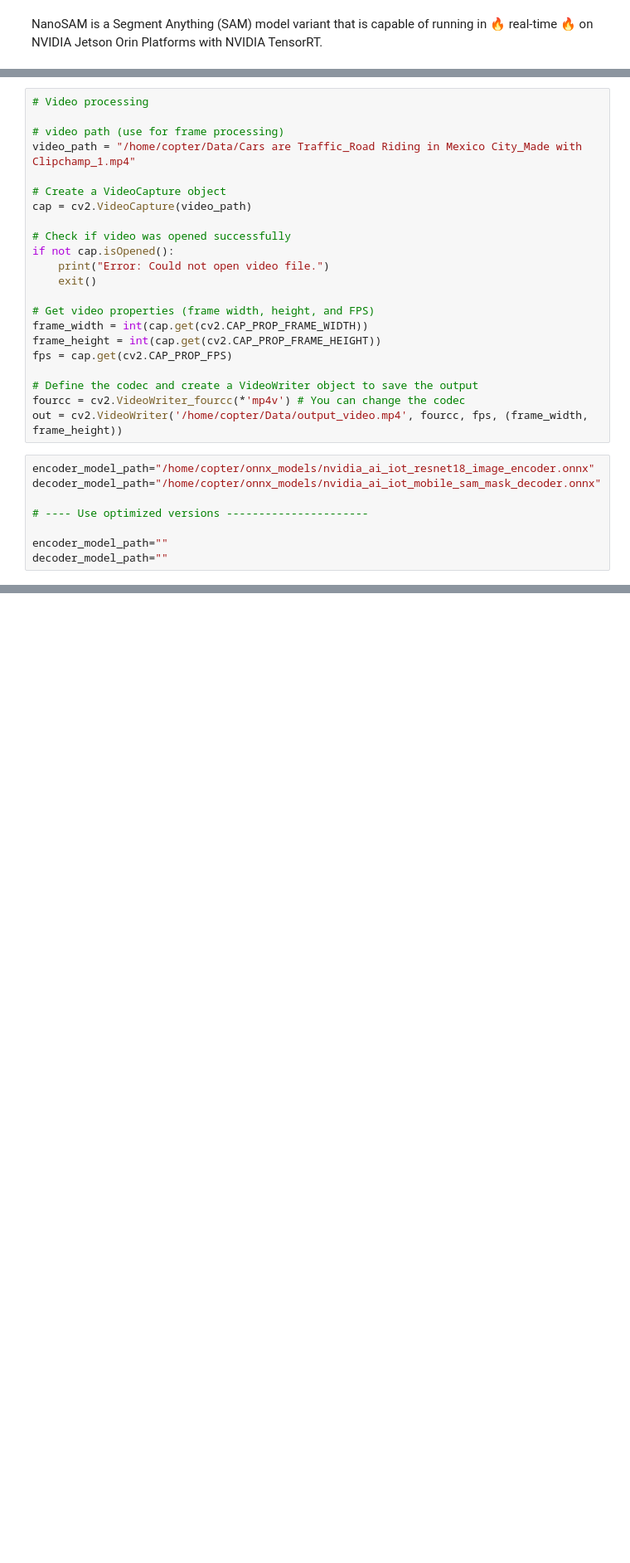
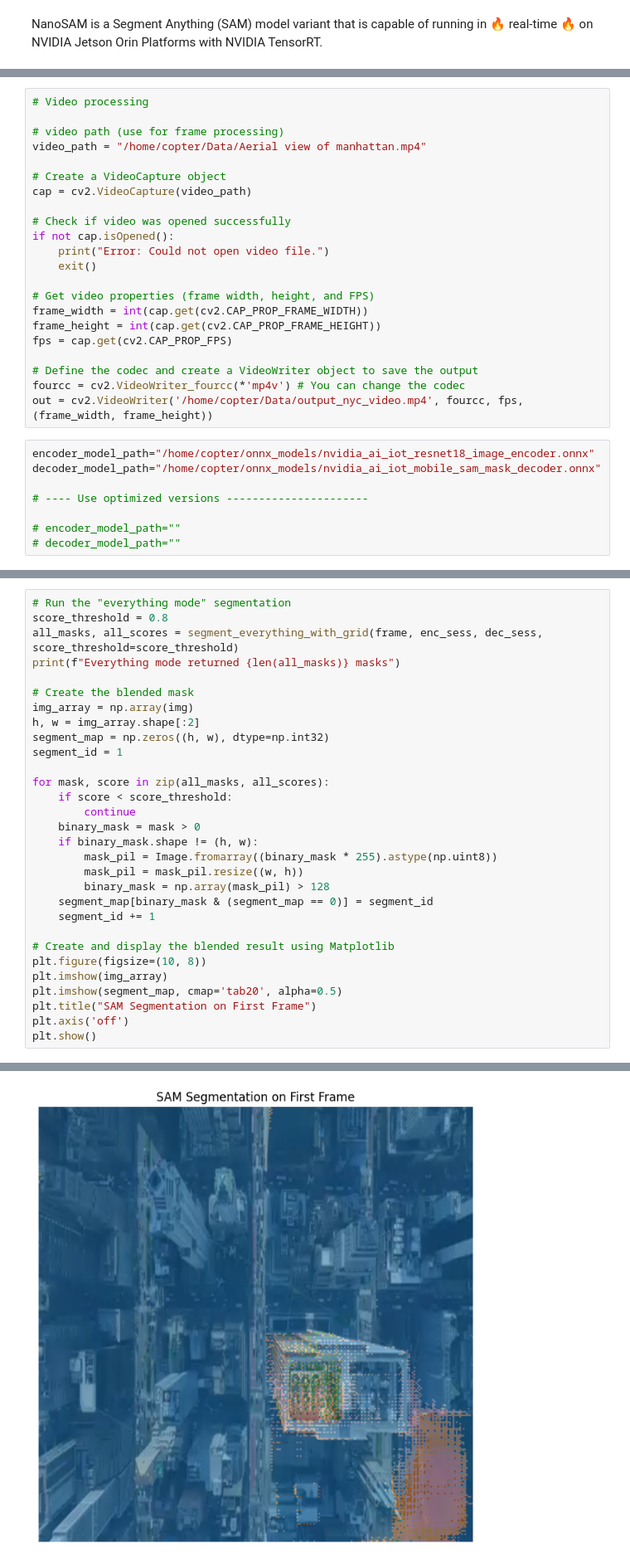
Before and after one commit to dawesdd1/jetson_benchmark, a Jupyter notebook: notebooks_arm64/NanoSAM_onnx_gpu_everything_mode_video.ipynb, the cells around one changed output, grey strips where cells are left out. Shown: that part at 83% size. Saved outputs shown, nothing was run; the diff lists cells and outputs as text; blank space fills up the shorter version.

```diff
--- a/notebooks_arm64/NanoSAM_onnx_gpu_everything_mode_video.ipynb
+++ b/notebooks_arm64/NanoSAM_onnx_gpu_everything_mode_video.ipynb
@@ -98,7 +205,7 @@ plt.show()
 # Video processing
 
 # video path (use for frame processing)
-video_path = "/home/copter/Data/Cars are Traffic_Road Riding in Mexico City_Made with Clipchamp_1.mp4"
+video_path = "/home/copter/Data/Aerial view of manhattan.mp4"
 
 # Create a VideoCapture object
 cap = cv2.VideoCapture(video_path)
@@ -115,12 +222,12 @@ fps = cap.get(cv2.CAP_PROP_FPS)
 
 # Define the codec and create a VideoWriter object to save the output
 fourcc = cv2.VideoWriter_fourcc(*'mp4v') # You can change the codec
-out = cv2.VideoWriter('/home/copter/Data/output_video.mp4', fourcc, fps, (frame_width, frame_height))
+out = cv2.VideoWriter('/home/copter/Data/output_nyc_video.mp4', fourcc, fps, (frame_width, frame_height))
 # %%
 encoder_model_path="/home/copter/onnx_models/nvidia_ai_iot_resnet18_image_encoder.onnx"
 decoder_model_path="/home/copter/onnx_models/nvidia_ai_iot_mobile_sam_mask_decoder.onnx"
 
 # ---- Use optimized versions ----------------------
 
-encoder_model_path=""
-decoder_model_path=""
+# encoder_model_path=""
+# decoder_model_path=""
@@ -293,0 +468,31 @@ cap.release()
+# %%
+# Run the "everything mode" segmentation
+score_threshold = 0.8
+all_masks, all_scores = segment_everything_with_grid(frame, enc_sess, dec_sess, score_threshold=score_threshold)
+print(f"Everything mode returned {len(all_masks)} masks")
+
+# Create the blended mask
+img_array = np.array(img)
+h, w = img_array.shape[:2]
+segment_map = np.zeros((h, w), dtype=np.int32)
+segment_id = 1
+
+for mask, score in zip(all_masks, all_scores):
+    if score < score_threshold:
+        continue
+    binary_mask = mask > 0
+    if binary_mask.shape != (h, w):
+        mask_pil = Image.fromarray((binary_mask * 255).astype(np.uint8))
+        mask_pil = mask_pil.resize((w, h))
+        binary_mask = np.array(mask_pil) > 128
+    segment_map[binary_mask & (segment_map == 0)] = segment_id
+    segment_id += 1
+
+# Create and display the blended result using Matplotlib
+plt.figure(figsize=(10, 8))
+plt.imshow(img_array)
+plt.imshow(segment_map, cmap='tab20', alpha=0.5)
+plt.title("SAM Segmentation on First Frame")
+plt.axis('off')
+plt.show()
+# %% [output]
@@ -293,0 +500 @@ cap.release()
+[figure, added]
```
Also changed, not shown: parts of 21 cells of this notebook, 26 other files.
